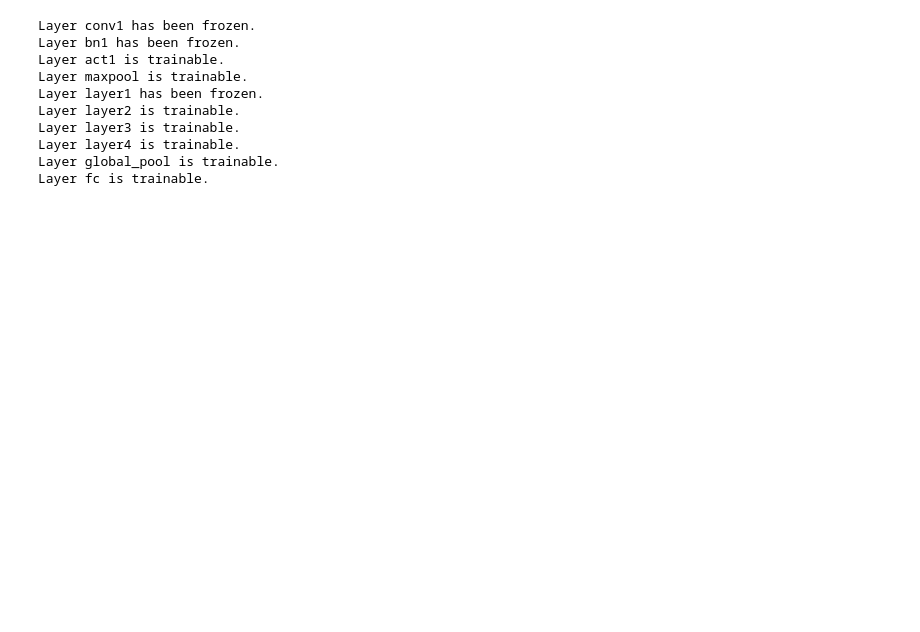
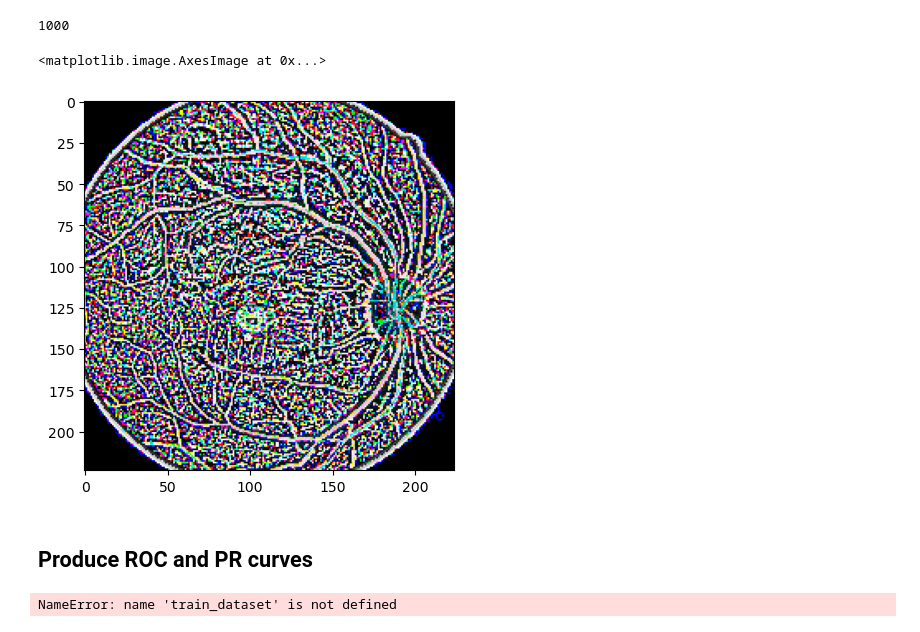
Before and after one commit to aakashks/SupCon-DR, a Jupyter notebook: test.ipynb, the cells around one changed output. Cells and saved outputs as stored; diff of their text form; code cells hidden in the pictures; blank space fills up the shorter version.

```diff
--- a/test.ipynb
+++ b/test.ipynb
@@ -21,2 +52,4 @@ import itertools
 # %%
-train_data = pd.read_csv(os.path.join(DATA_FOLDER, 'trainLabels.csv'))
+# train_data = pd.read_csv(os.path.join(DATA_FOLDER, 'trainLabels.csv'))
+train_data = pd.read_csv(os.path.join(DATA_FOLDER, 'trainLabels_cropped.csv'))
+train_data
@@ -35,13 +70,8 @@ def freeze_initial_layers(model, freeze_up_to_layer=2):
-# %%
-freeze_initial_layers(model, freeze_up_to_layer=3)  # Adjust the index to select up to which layer to freeze
-# %% [output]
-Layer conv1 has been frozen.
-Layer bn1 has been frozen.
-Layer act1 is trainable.
-Layer maxpool is trainable.
-Layer layer1 has been frozen.
-Layer layer2 is trainable.
-Layer layer3 is trainable.
-Layer layer4 is trainable.
-Layer global_pool is trainable.
-Layer fc is trainable.
+# %%
+# remove all images from the csv if they are not in the folder
+lst = map(lambda x: x[:-5], os.listdir(TRAIN_DATA_FOLDER))
+train_data = train_data[train_data.image.isin(lst)].reset_index(drop=True)
+train_data = train_data.groupby('level').head(CFG.samples_per_class).reset_index(drop=True)
+len(train_data)
+# %% [output]
+1000
@@ -47,0 +105,46 @@ Layer fc is trainable.
+# %%
+transform = v2.Compose([
+    CustomTransform(),
+    v2.ToDtype(torch.float32, scale=False),
+])
+# %%
+class ImageTrainDataset(Dataset):
+    def __init__(
+        self,
+        folder,
+        data,
+        transforms,
+    ):
+        self.folder = folder
+        self.data = data
+        self.transforms = transforms
+
+    def __len__(self):
+        return len(self.data)
+
+    def __getitem__(self, index):
+        d = self.data.loc[index]
+        image = Image.open(f"{self.folder}{d.image}.jpeg")
+        image = self.transforms(image)
+        label = d.level
+
+        return image, torch.tensor(label, dtype=torch.long)
+# %%
+# visualize the transformations
+train_dataset = ImageTrainDataset(TRAIN_DATA_FOLDER, train_data, transform)
+image, label = train_dataset[15]
+transformed_img_pil = func.to_pil_image(image)
+plt.imshow(transformed_img_pil)
+# %% [output]
+<matplotlib.image.AxesImage at 0x...>
+[figure, added]
+# %% [markdown]
+## Produce ROC and PR curves
+# %%
+# load model
+model = timm.create_model(CFG.model_name, num_classes=5, checkpoint_path=OUTPUT_FOLDER + 'best_model_fold_0.pth')
+dataloader = DataLoader(train_dataset, batch_size=1, shuffle=False, num_workers=CFG.workers)
+model.eval()
+model = model.to(device)
+# %% [output]
+NameError: name 'train_dataset' is not defined
```
Also changed, not shown: parts of 6 cells of this notebook, 16 other files.
